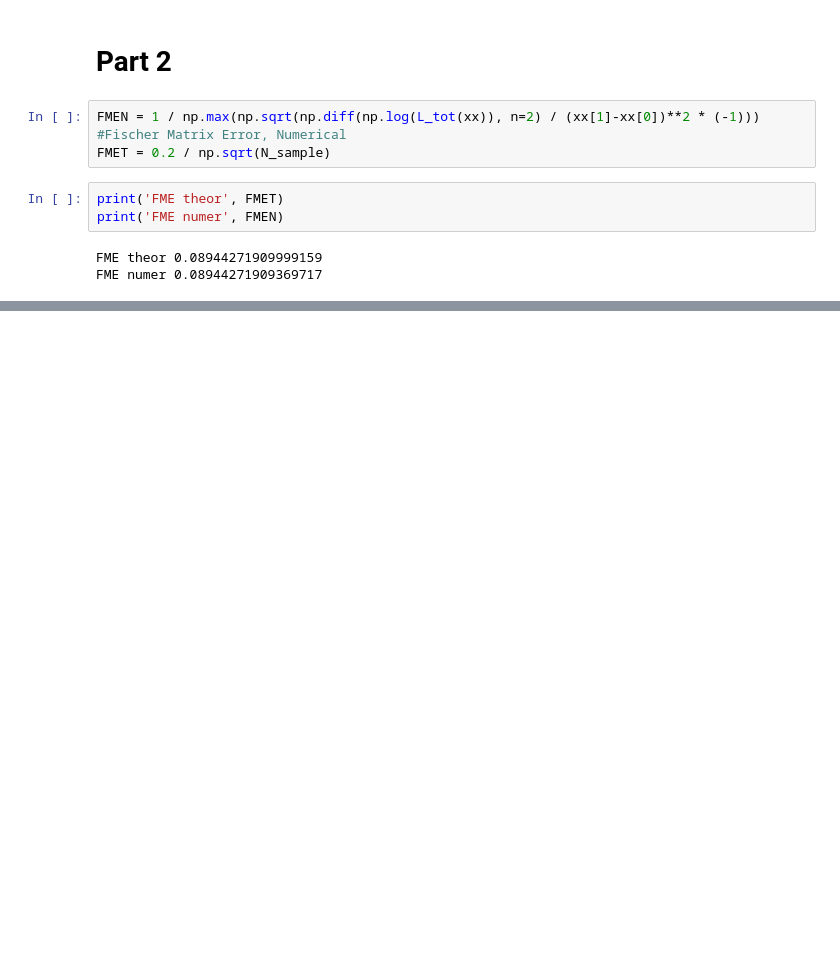
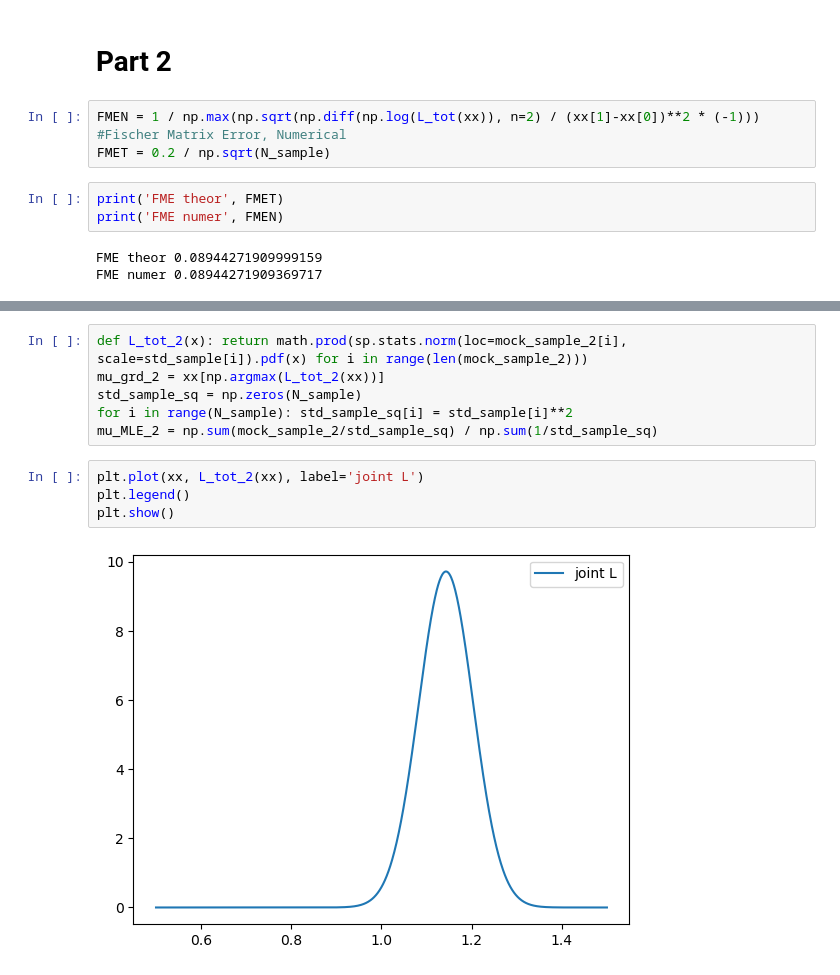
Before and after one commit to FedericoRivano/astrostatistics_bicocca_2026, a Jupyter notebook: working/Es05.ipynb, the cells around one changed output, grey strips where cells are left out. Drawn from its saved outputs; the diff is of its cells as text; blank space fills up the shorter version.

```diff
--- a/working/Es05.ipynb
+++ b/working/Es05.ipynb
@@ -53,0 +66,12 @@ plt.show()
+# %%
+def L_tot_2(x): return math.prod(sp.stats.norm(loc=mock_sample_2[i], scale=std_sample[i]).pdf(x) for i in range(len(mock_sample_2)))
+mu_grd_2 = xx[np.argmax(L_tot_2(xx))]
+std_sample_sq = np.zeros(N_sample)
+for i in range(N_sample): std_sample_sq[i] = std_sample[i]**2
+mu_MLE_2 = np.sum(mock_sample_2/std_sample_sq) / np.sum(1/std_sample_sq)
+# %%
+plt.plot(xx, L_tot_2(xx), label='joint L')
+plt.legend()
+plt.show()
+# %% [output]
+[figure, added]
```
Also changed, not shown: parts of 11 cells of this notebook.
